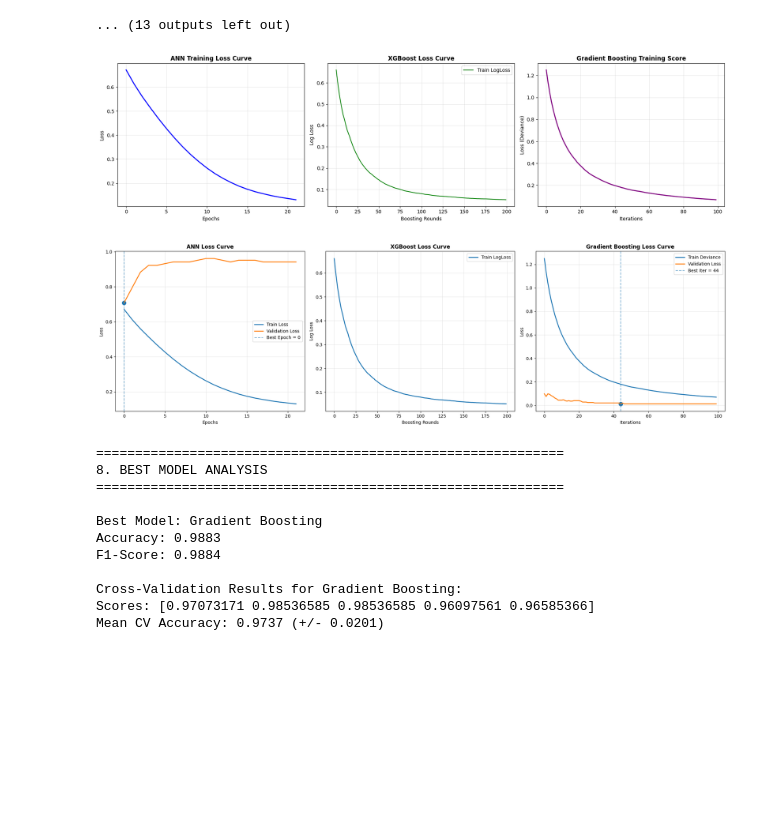
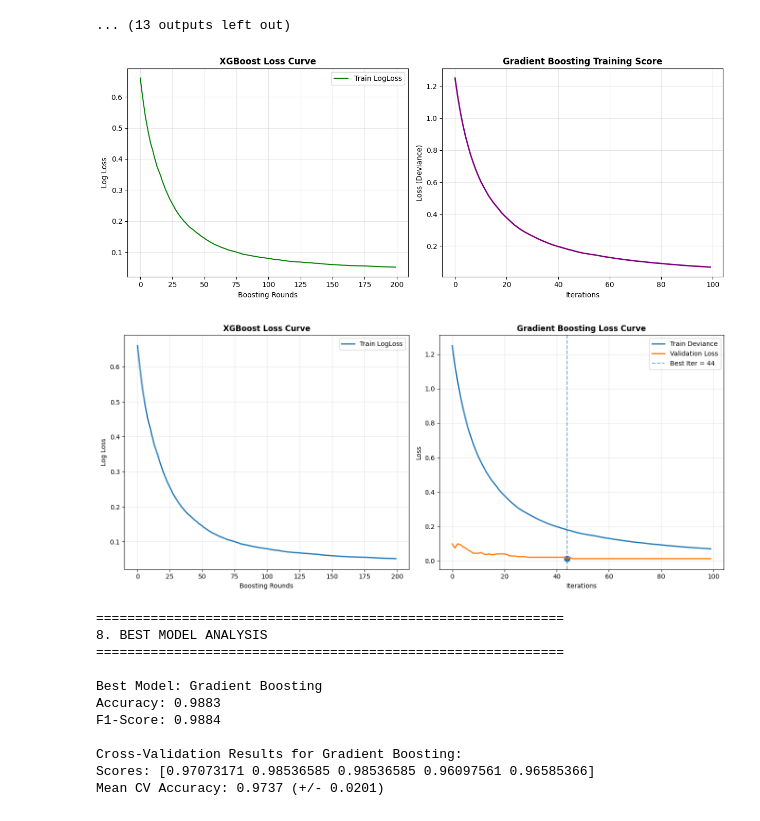
Before and after one commit to NSJayaweera/NCD-Risk_Prediction, a Jupyter notebook: DiabetesRiskPrediction.ipynb, the cells around one changed output. Cells and saved outputs as stored; diff of their text form; code cells hidden in the pictures; blank space fills up the shorter version.

```diff
--- a/DiabetesRiskPrediction.ipynb
+++ b/DiabetesRiskPrediction.ipynb
@@ -987,45 +987,38 @@ import numpy as np
 # Initialize a figure for all loss curves
 plt.figure(figsize=(18, 5))
 
-# 1. Loss Curve for ANN
-plt.subplot(1, 3, 1)
-if hasattr(models['ANN'], 'loss_curve_'):
-    plt.plot(models['ANN'].loss_curve_, color='blue', lw=2)
-    plt.title('ANN Training Loss Curve', fontweight='bold')
-    plt.xlabel('Epochs')
-    plt.ylabel('Loss')
-    plt.grid(True, alpha=0.3)
+
 
 # 2. Loss Curve for XGBoost
 plt.subplot(1, 3, 2)
 # Ensure the XGBoost model was trained with an evaluation set to capture history
 xgb_model = models['XGBoost']
 if hasattr(xgb_model, 'evals_result_'):
     results = xgb_model.evals_result()
     if 'validation_0' in results:
         plt.plot(results['validation_0']['logloss'], label='Train LogLoss', color='green')
     if 'validation_1' in results:
         plt.plot(results['validation_1']['logloss'], label='Val LogLoss', color='red')
     plt.title('XGBoost Loss Curve', fontweight='bold')
     plt.xlabel('Boosting Rounds')
     plt.ylabel('Log Loss')
     plt.legend()
     plt.grid(True, alpha=0.3)
 
 # 3. Loss Curve for Gradient Boosting
 plt.subplot(1, 3, 3)
 gb_model = models['Gradient Boosting']
 if hasattr(gb_model, 'train_score_'):
     plt.plot(gb_model.train_score_, color='purple', lw=2)
     plt.title('Gradient Boosting Training Score', fontweight='bold')
     plt.xlabel('Iterations')
     plt.ylabel('Loss (Deviance)')
     plt.grid(True, alpha=0.3)
 
 plt.tight_layout()
 plt.show()
 # %% [output]
-[figure, old version]
+[figure, new version]
 # %%
 import matplotlib.pyplot as plt
 import numpy as np
@@ -1033,36 +1026,6 @@ import numpy as np
 # Initialize figure
 plt.figure(figsize=(20, 6))
 
-# =========================================================
-# 1. ANN LOSS CURVE (Train + Validation + Best Epoch)
-# =========================================================
-plt.subplot(1, 3, 1)
-
-ann_model = models['ANN']
-
-if hasattr(ann_model, 'loss_curve_'):
-
-    # Train loss
-    train_loss = ann_model.loss_curve_
-    plt.plot(train_loss, label='Train Loss', linewidth=2)
-
-    # Validation loss (only available if early_stopping=True)
-    if hasattr(ann_model, 'validation_scores_'):
-        val_loss = ann_model.validation_scores_
-        plt.plot(val_loss, label='Validation Loss', linewidth=2)
-
-        # Best epoch (min validation loss)
-        best_epoch = np.argmin(val_loss)
-        best_loss = val_loss[best_epoch]
-        plt.scatter(best_epoch, best_loss, s=80)
-        plt.axvline(best_epoch, linestyle='--', alpha=0.6,
-                    label=f'Best Epoch = {best_epoch}')
-
-    plt.title('ANN Loss Curve', fontweight='bold')
-    plt.xlabel('Epochs')
-    plt.ylabel('Loss')
-    plt.legend()
-    plt.grid(True, alpha=0.3)
 
 # =========================================================
 # 2. XGBOOST LOSS CURVE (Train + Validation + Best Round)
@@ -1138,7 +1101,7 @@ if hasattr(gb_model, 'train_score_'):
 plt.tight_layout()
 plt.show()
 # %% [output]
-[figure, old version]
+[figure, new version]
 # %%
 # ============================================
 # 8. BEST MODEL ANALYSIS AND DEPLOYMENT
```
Also changed, not shown: parts of 1 cell of this notebook.
